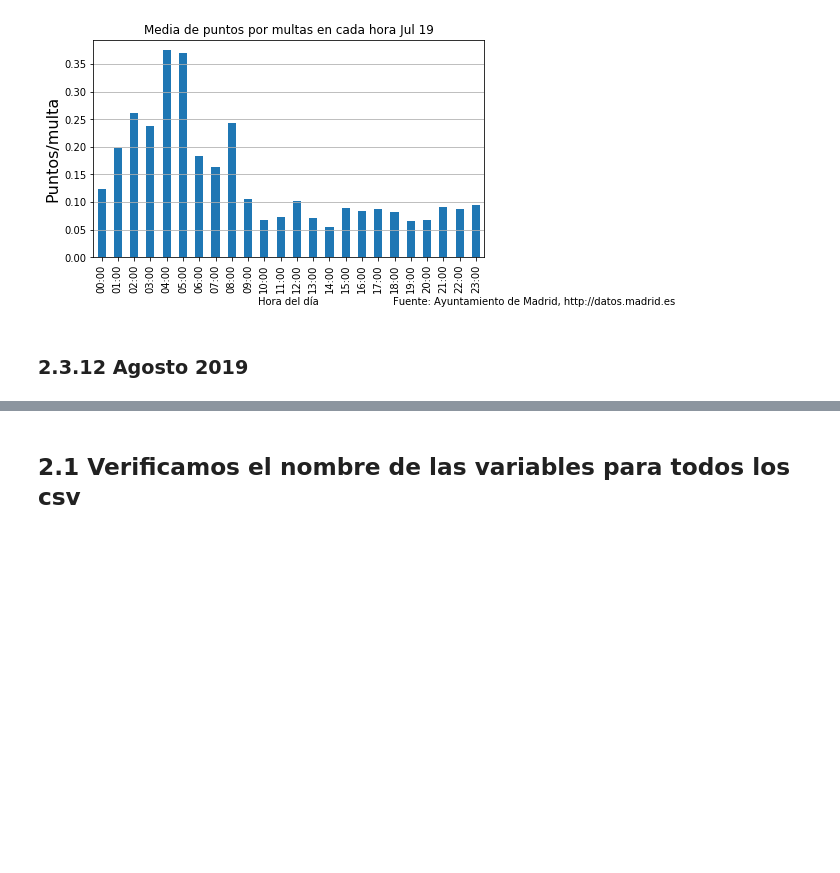
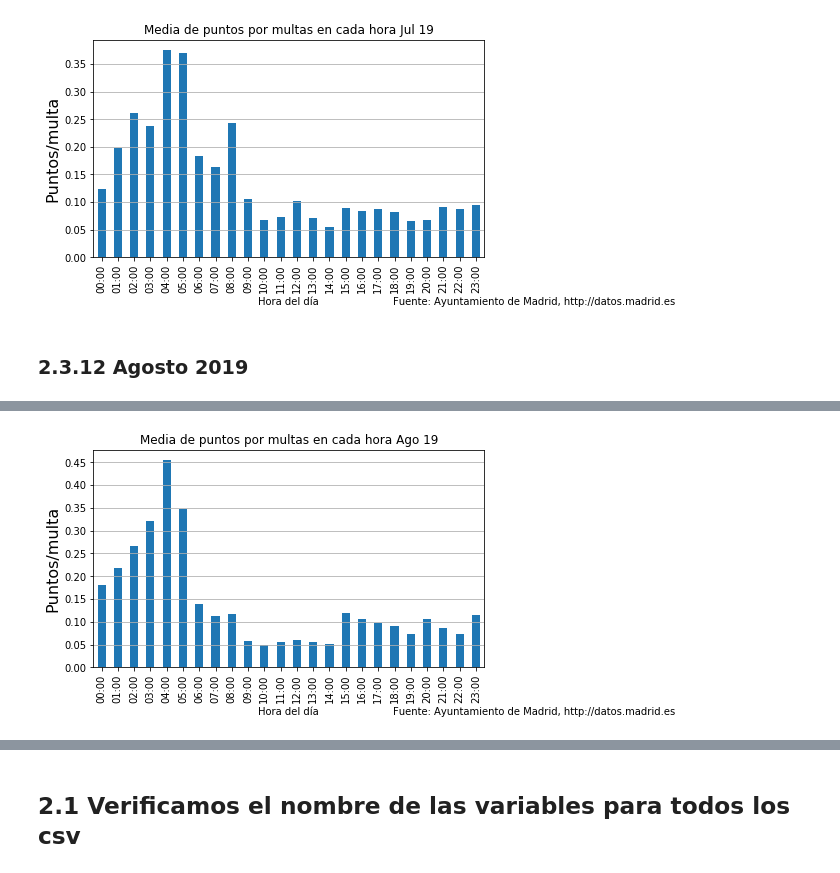
Before and after one commit to Rafabedolla/python, a Jupyter notebook: rafa.ipynb, the cells around one changed output, grey strips where cells are left out. Drawn from its saved outputs; the diff is of its cells as text; code cells hidden in the pictures; blank space fills up the shorter version.

```diff
--- a/rafa.ipynb
+++ b/rafa.ipynb
@@ -1677,12 +1715,14 @@ fig1.savefig('puntos_hora_Sep18',bbox_inches = 'tight')
 # %%
-ratio_puntos_set18=set18_puntos.sum()/set18_hist
+ratio_puntos_ago19=ago19_puntos.sum()/ago19_hist
 fig = plt.figure(1, (7,4))
 ax = fig.add_subplot(1,1,1)
-ax=ratio_puntos_set18.plot.bar()
+ax=ratio_puntos_ago19.plot.bar()
 ax.locator_params(axis='y',nbins=10)
 ax.set_xlabel('Hora del día')
 ax.set_ylabel('Puntos/multa',size=16)
 ax.grid(axis='y')
-ax.set_title('Media de puntos por multas en cada hora Sep 18')
+ax.set_title('Media de puntos por multas en cada hora Ago 19')
 fig.suptitle('Fuente: Ayuntamiento de Madrid, http://datos.madrid.es',size=10,x=1,y=-0.01)
-fig.savefig('media_puntos_multa_Sep18',bbox_inches = 'tight')
+fig.savefig('media_puntos_multa_Ago19',bbox_inches = 'tight')
+# %% [output]
+[figure, added]
```
Also changed, not shown: parts of 11 cells of this notebook.
